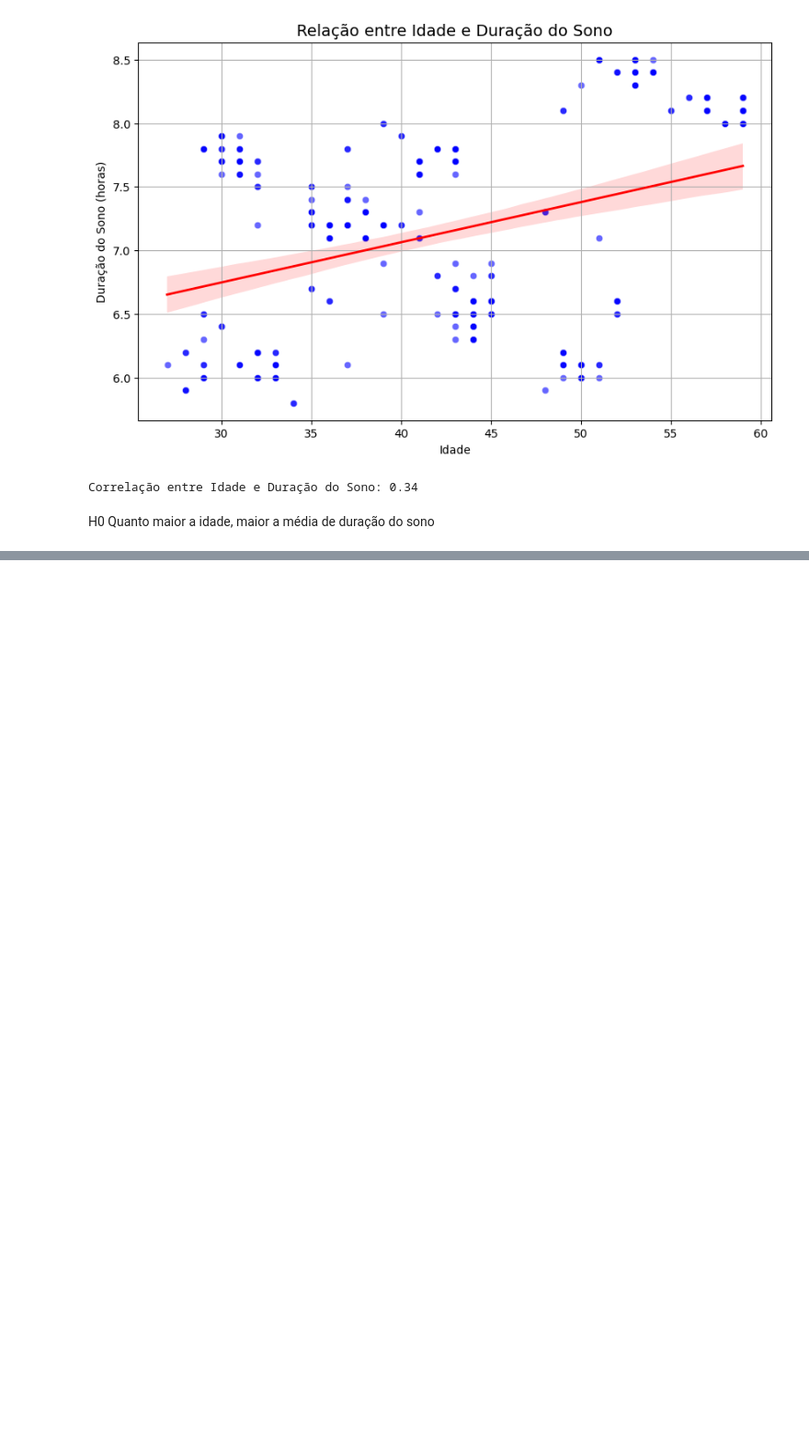
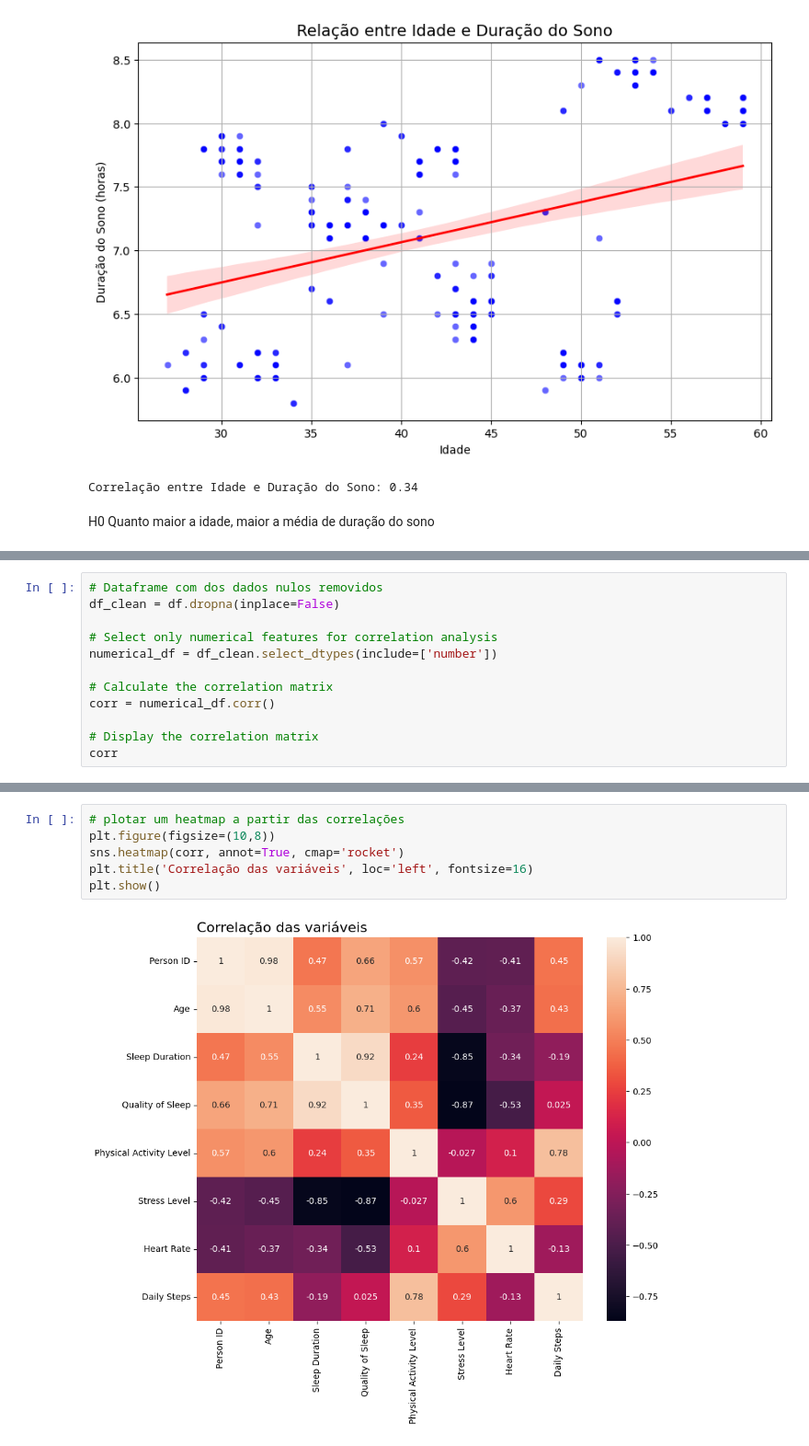
Before and after one commit to AndrielHenrique/Analise-de-Dados, a Jupyter notebook: base02.ipynb, the cells around one changed output, grey strips where cells are left out. Shown: that part at 92% size. Drawn from its saved outputs; the diff is of its cells as text; blank space fills up the shorter version.

```diff
--- a/base02.ipynb
+++ b/base02.ipynb
@@ -219,0 +227,12 @@ H0 Quanto maior a idade, maior a média de duração do sono
+# %%
+# Dataframe com dos dados nulos removidos
+df_clean = df.dropna(inplace=False)
+
+# Select only numerical features for correlation analysis
+numerical_df = df_clean.select_dtypes(include=['number'])
+
+# Calculate the correlation matrix
+corr = numerical_df.corr()
+
+# Display the correlation matrix
+corr
@@ -219,0 +249,8 @@ H0 Quanto maior a idade, maior a média de duração do sono
+# %%
+# plotar um heatmap a partir das correlações
+plt.figure(figsize=(10,8))
+sns.heatmap(corr, annot=True, cmap='rocket')
+plt.title('Correlação das variáveis', loc='left', fontsize=16)
+plt.show()
+# %% [output]
+[figure, added]
```
Also changed, not shown: parts of 9 cells of this notebook.
